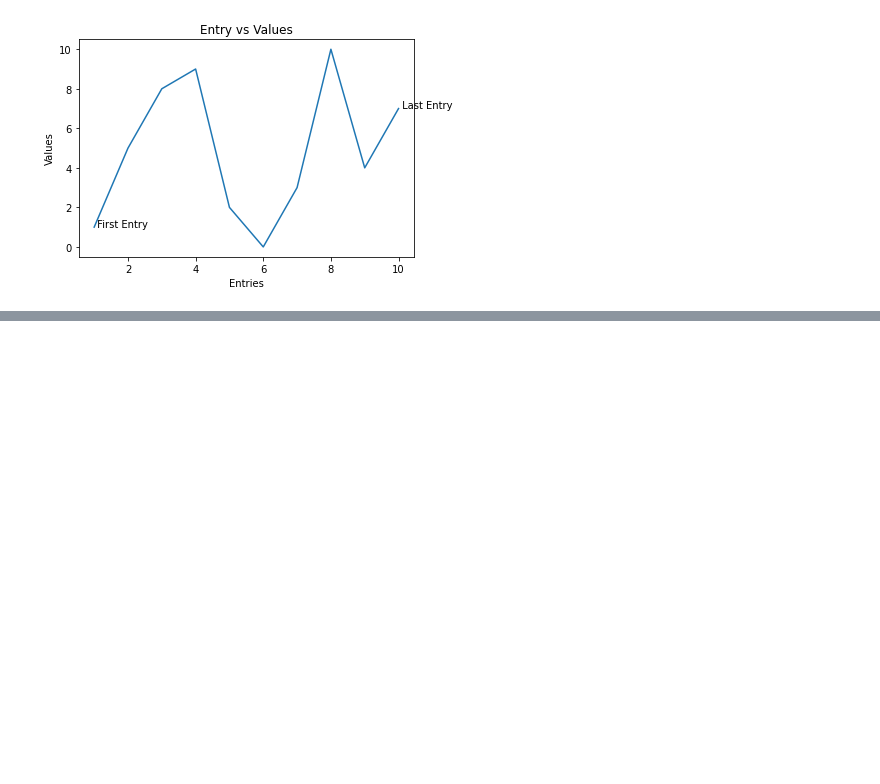
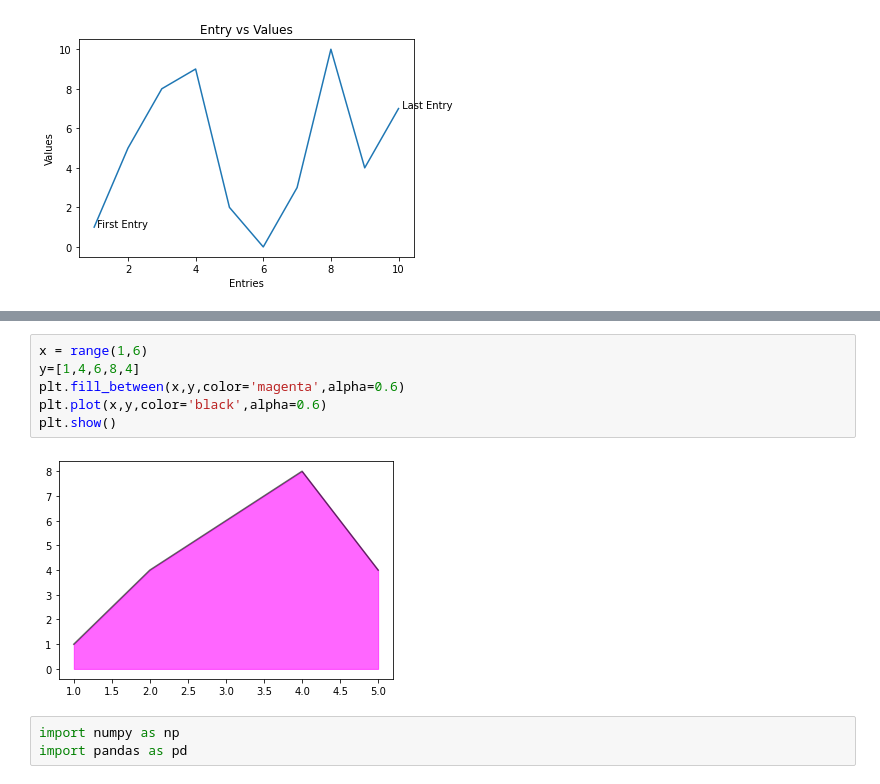
Before and after one commit to Jiya0805/Python2, a Jupyter notebook: unit 2-checkpoint.ipynb, the cells around one changed output, grey strips where cells are left out. Drawn from its saved outputs; the diff is of its cells as text; blank space fills up the shorter version.

```diff
--- a/unit 2-checkpoint.ipynb
+++ b/unit 2-checkpoint.ipynb
@@ -1068,0 +1078,11 @@ plt.show()
+# %%
+x = range(1,6)
+y=[1,4,6,8,4]
+plt.fill_between(x,y,color='magenta',alpha=0.6)
+plt.plot(x,y,color='black',alpha=0.6)
+plt.show()
+# %% [output]
+[figure, added]
+# %%
+import numpy as np
+import pandas as pd
```
Also changed, not shown: parts of 11 cells of this notebook.
